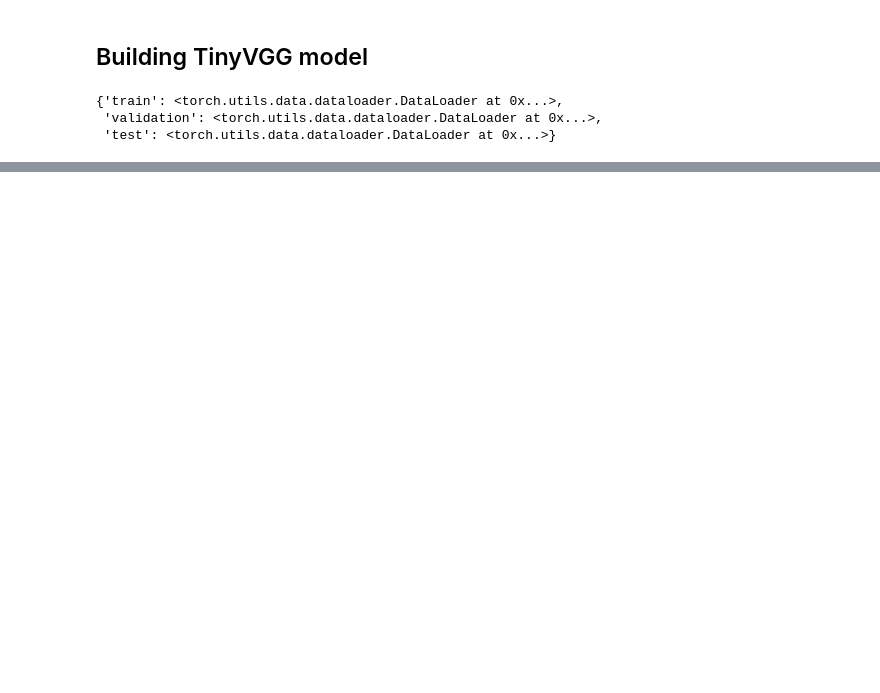
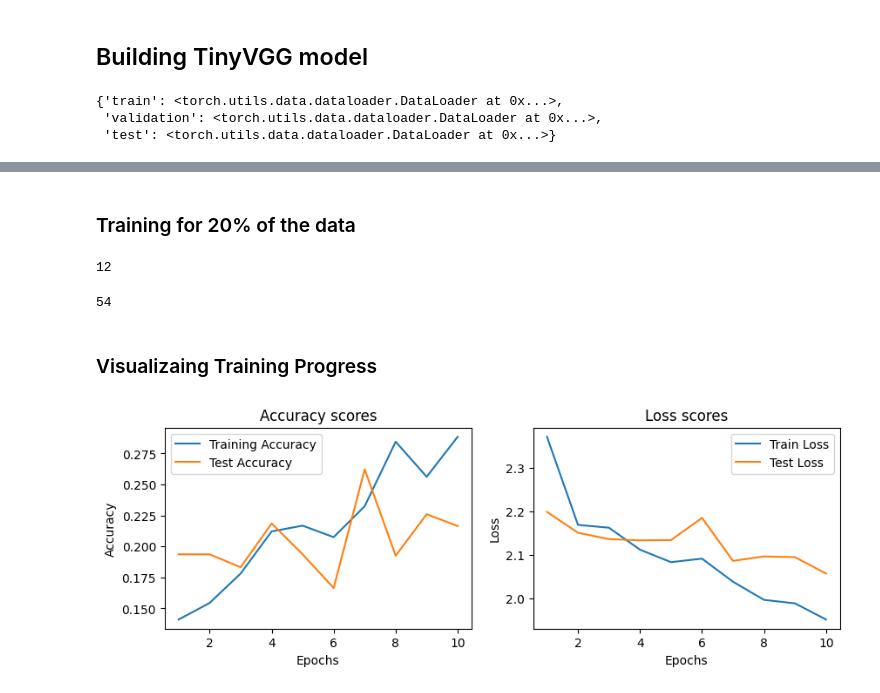
Before and after one commit to Mateusz-best-creator/CelebritiesRecognition, a Jupyter notebook: AI_project.ipynb, the cells around one changed output, grey strips where cells are left out. Drawn from its saved outputs; the diff is of its cells as text; code cells hidden in the pictures; blank space fills up the shorter version.

```diff
--- a/AI_project.ipynb
+++ b/AI_project.ipynb
@@ -267,0 +335,4 @@ dataloaders
+# %%
+BASELINE_MODEL_NAME = "tinyVGG"
+BASELINE_MODEL_PATH = f"/content/drive/MyDrive/celebrities_models/{BASELINE_MODEL_NAME}"
+BASELINE_MODEL_PATH
@@ -267,0 +480,54 @@ dataloaders
+# %% [markdown]
+### Training for 20% of the data
+# %%
+len(dataloaders["validation"])
+# %% [output]
+12
+# %%
+len(dataloaders["train"])
+# %% [output]
+54
+# %%
+try:
+  baseline_m = TinyVGG(32).to(device)
+  baseline_m.load_state_dict(torch.load(BASELINE_MODEL_PATH, weights_only=True))
+except:
+  optimizer_0 = torch.optim.Adam(params=model_0.parameters())
+  loss_fn_0 = torch.nn.CrossEntropyLoss()
+
+  print(f"Training on device: {device}")
+  history_0 = train(10,
+                    model_0,
+                    optimizer_0,
+                    loss_fn_0,
+                    dataloaders["train"],
+                    dataloaders["validation"],
+                    device=device,
+                    display_batch_info=False)
+# %% [markdown]
+### Visualizaing Training Progress
+# %%
+fig = plt.figure(figsize=(10, 3))
+epochs = torch.arange(EPOCHS) + 1
+
+# First subplot for accuracy
+ax1 = fig.add_subplot(1, 2, 1)
+ax1.plot(epochs, history_0["train_acc"], label="Training Accuracy")
+ax1.plot(epochs, history_0["test_acc"], label="Test Accuracy")
+ax1.set_xlabel("Epochs")
+ax1.set_ylabel("Accuracy")
+ax1.set_title("Accuracy scores")
+ax1.legend()
+
+# Second subplot for loss
+ax2 = fig.add_subplot(1, 2, 2)
+ax2.plot(epochs, history_0["train_loss"], label="Train Loss")
+ax2.plot(epochs, history_0["test_loss"], label="Test Loss")
+ax2.set_xlabel("Epochs")
+ax2.set_ylabel("Loss")
+ax2.set_title("Loss scores")
+ax2.legend()
+
+plt.show()
+# %% [output]
+[figure, added]
```
Also changed, not shown: parts of 48 cells of this notebook.
